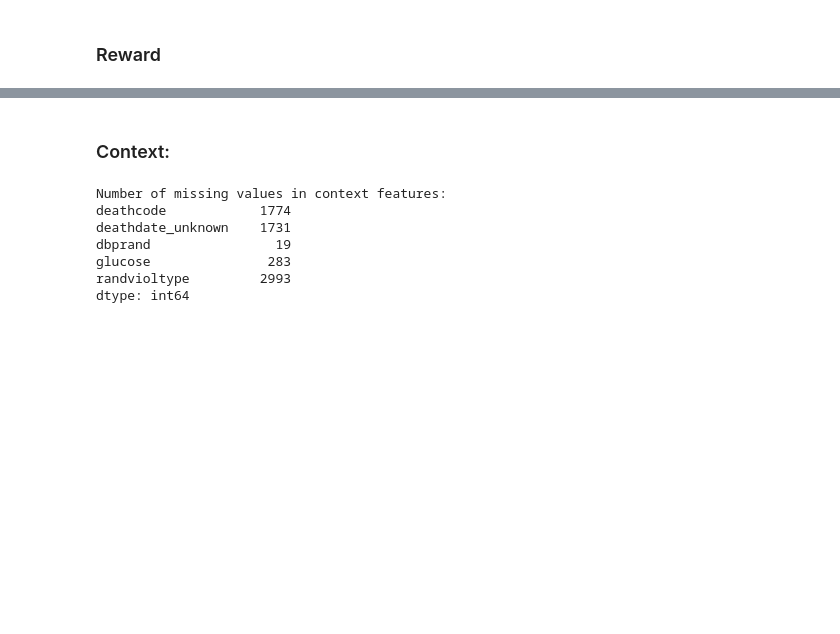
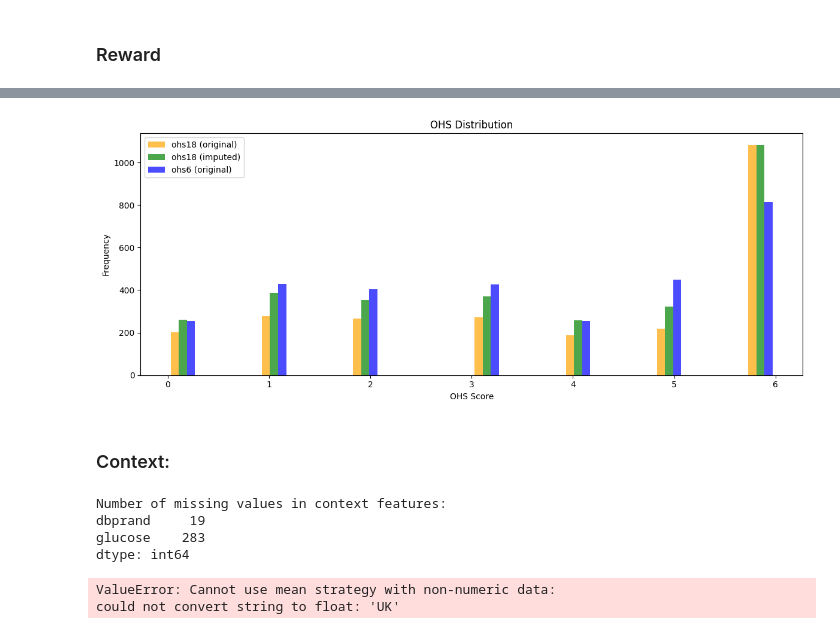
Before and after one commit to maja-jablonska/stroke-bandits, a Jupyter notebook: con_act_rew.ipynb, the cells around one changed output, grey strips where cells are left out. Drawn from its saved outputs; the diff is of its cells as text; code cells hidden in the pictures; blank space fills up the shorter version.

Commit message:
Updated to include imputed values for context, ohs18 reward

```diff
--- a/con_act_rew.ipynb
+++ b/con_act_rew.ipynb
@@ -86,7 +82,7 @@ Number of missing values in action 'treatment': 0
 # %%
 # columns relating to death
 reward_cols = ['ohs18']
-rewards = df[reward_cols[0]]
+rewards = df[reward_cols]
 
 #check na
 print("Number of missing values in reward:", rewards.isnull().sum().item())
@@ -94,0 +98,5 @@ Number of missing values in reward: 533
+# %%
+for i in range(len(rewards)):
+    #check if reward is nan
+    if pd.isna(rewards.iloc[i, 0]):
+        rewards.iloc[i, 0] = df['ohs6'].iloc[i, 0] #impute with ohs6 value
@@ -95,3 +119,16 @@ Number of missing values in reward: 533
+# %%
+plt.figure(figsize=(12, 5))
+
+plt.hist([df['ohs18'], rewards['ohs18'], df['ohs6']], bins=20, alpha=0.7, label=['ohs18 (original)', 'ohs18 (imputed)', 'ohs6 (original)'], color=['orange', 'green', 'blue'])
+plt.title('OHS Distribution')
+plt.xlabel('OHS Score')
+plt.ylabel('Frequency')
+plt.legend()
+
+plt.tight_layout()
+plt.show()
+# %% [output]
+[figure, added]
 # %% [markdown]
 ### Context:
 # %%
@@ -151,13 +186,20 @@ context = df[context_columns]
 
 #check na in context
 missing_context = context.isnull().sum()
+missing_context_cols = missing_context[missing_context > 0].index.tolist()
+
 print("Number of missing values in context features:")
 print(missing_context[missing_context > 0])
 # %% [output]
 Number of missing values in context features:
-deathcode            1774
-deathdate_unknown    1731
-dbprand                19
-glucose               283
-randvioltype         2993
+dbprand     19
+glucose    283
 dtype: int64
+# %%
+# impute missing context values
+imputer = SimpleImputer(strategy='mean')
+context_imputed = pd.DataFrame(imputer.fit_transform(context), columns=context.columns)
+context_imputed.isnull().sum()
+# %% [output]
+ValueError: Cannot use mean strategy with non-numeric data:
+could not convert string to float: 'UK'
```
Also changed, not shown: parts of 6 cells of this notebook.
